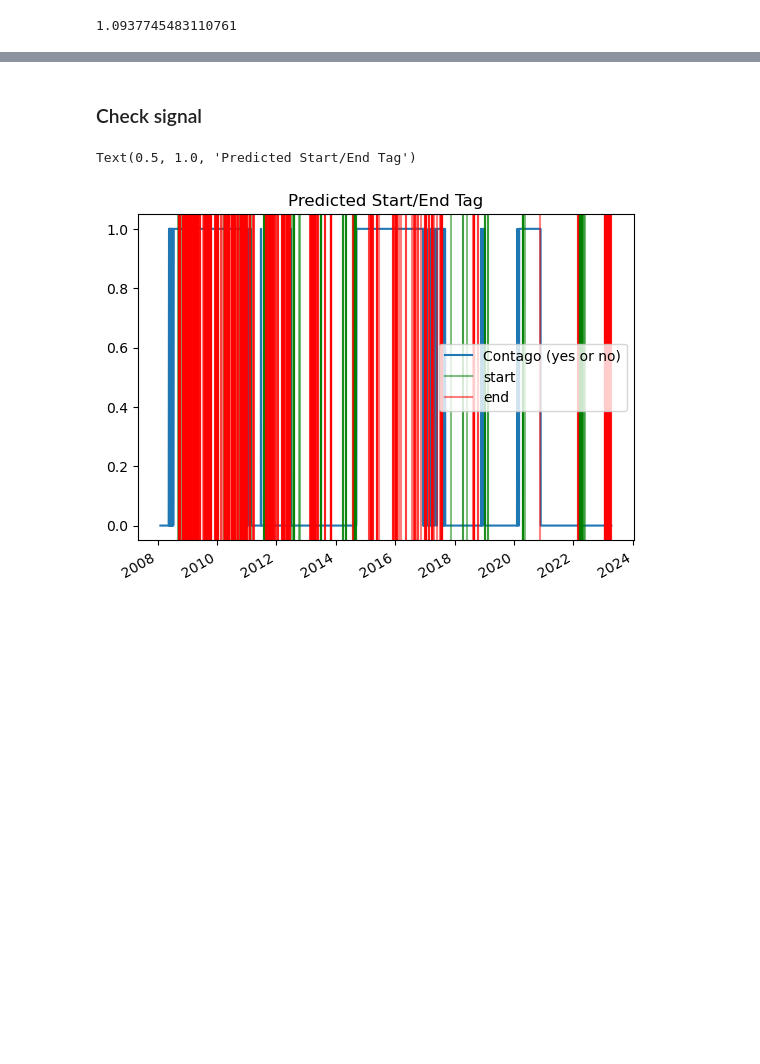
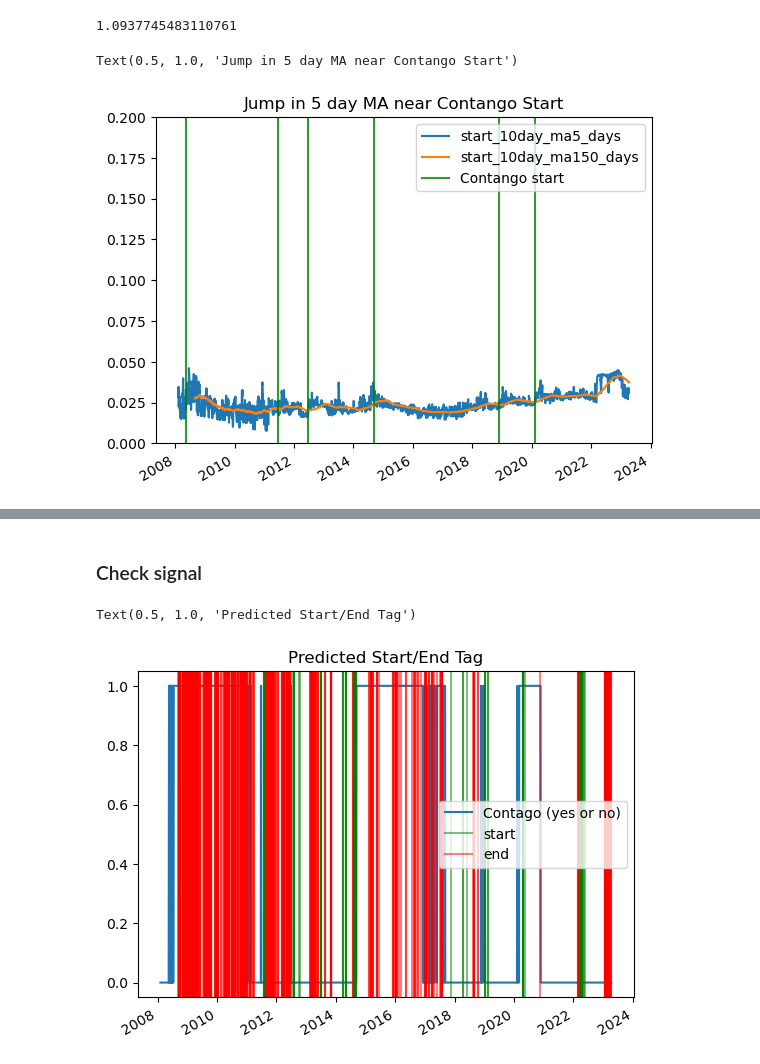
Before and after one commit to ashish1610dhiman/statistical_factors_brent, a Jupyter notebook: notebooks/ashish/e.new_experiment_hmm.ipynb, the cells around one changed output, grey strips where cells are left out. Cells and saved outputs as stored; diff of their text form; code cells hidden in the pictures; blank space fills up the shorter version.

Commit message:
HMM results new version

```diff
--- a/notebooks/ashish/e.new_experiment_hmm.ipynb
+++ b/notebooks/ashish/e.new_experiment_hmm.ipynb
@@ -201,3 +201,21 @@ result_df1.groupby("contango_end_clean")[[c for c in result_df1.columns if "end_
 1.0937745483110761
 # %%
 result_df1["trade_end"] = ((result_df1["end_10day_ma150_days"]/result_df1["end_10day_ma5_days"])>1.16).astype("int")
+# %%
+ax = result_df1[["start_10day_ma5_days","start_10day_ma150_days"]].plot()
+# (result_df1["end_10day_ma150_days"]/result_df1["end_10day_ma5_days"]).plot(ax=ax)
+start_dates2 = start_dates.drop([11,21])
+for i,start_t in enumerate(start_dates2):
+    color_t = "green" if start_t in start_dates2.values else "red"
+    label_t = "Contango start" if start_t in start_dates2.values else "end"
+#     print (color_t)
+    if i==len(start_end_dates)-1 or i==0:
+        ax.axvline(start_t, color = color_t, alpha = 0.8, label = label_t)
+    else:
+        ax.axvline(start_t, color = color_t, alpha = 0.8)
+ax.legend()
+ax.set_ylim(0.0,0.2)
+ax.set_title("Jump in 5 day MA near Contango Start")
+# %% [output]
+Text(0.5, 1.0, 'Jump in 5 day MA near Contango Start')
+[figure, added]
```
Also changed, not shown: parts of 5 cells of this notebook, 1 other file.
